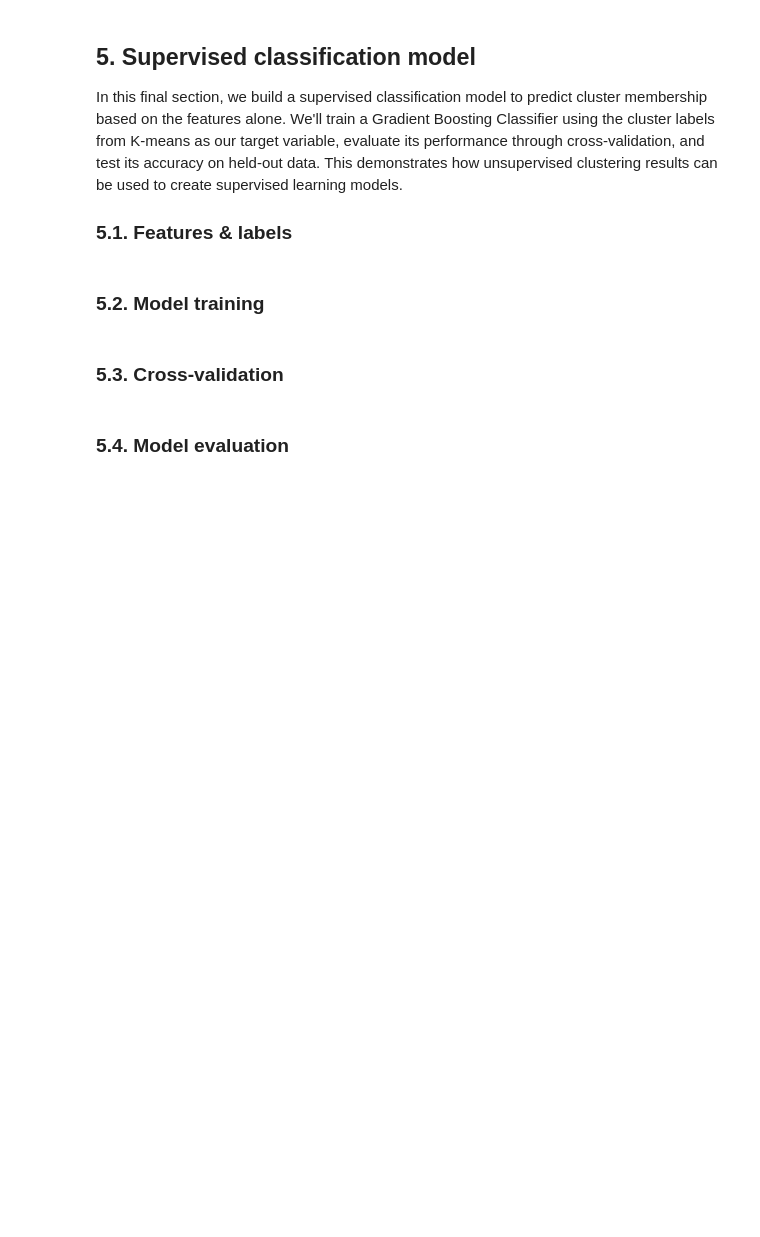
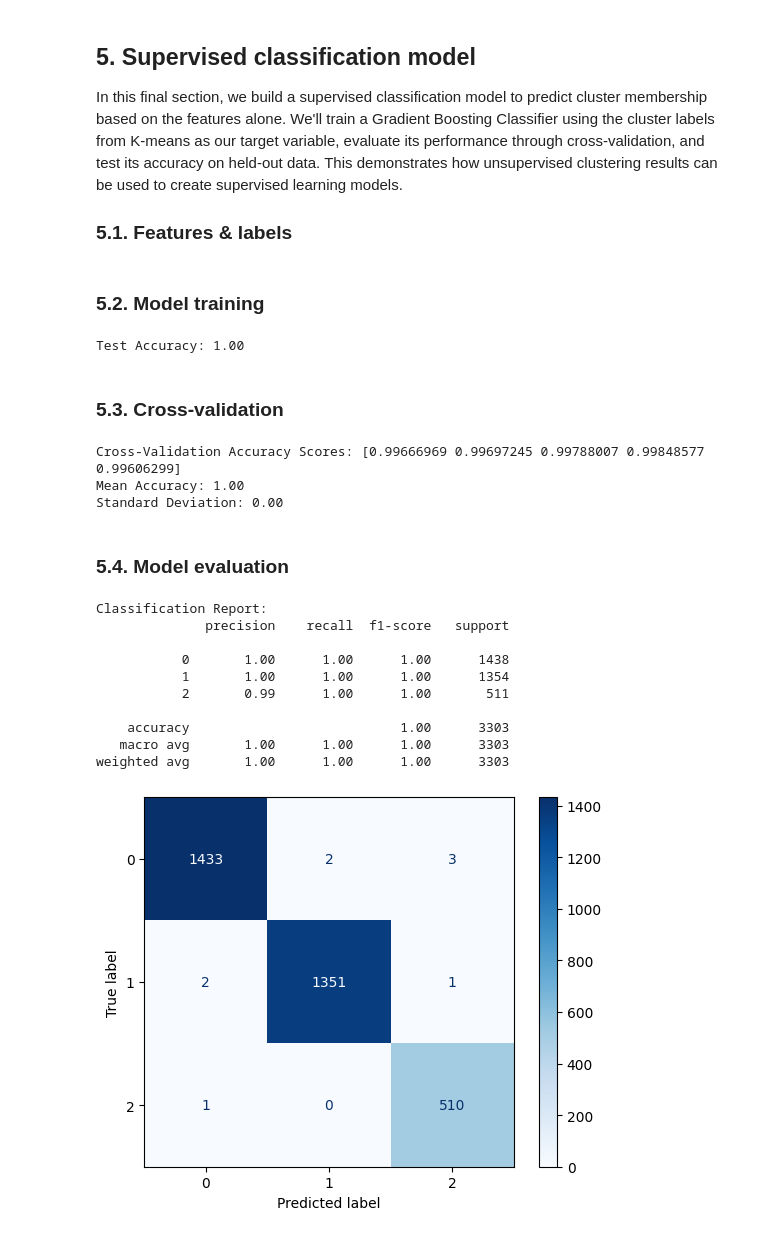
Before and after one commit to 4GeeksAcademy/Jack-Porter-k-means, a Jupyter notebook: notebooks/mvp.ipynb, the cells around one changed output. Cells and saved outputs as stored; diff of their text form; code cells hidden in the pictures; blank space fills up the shorter version.

```diff
--- a/notebooks/mvp.ipynb
+++ b/notebooks/mvp.ipynb
@@ -236,5 +235,6 @@ In this final section, we build a supervised classification model to predict clu
 ### 5.1. Features & labels
 # %%
 # Set up dataframes/list holding the features: MedInc, Latitude and Longitude and the 'label' - the cluster assigned by the KMeans model
+df = training_df_with_clusters.copy()
 # %% [markdown]
 ### 5.2. Model training
@@ -243,2 +241,28 @@ In this final section, we build a supervised classification model to predict clu
+# %%
+# Train a classification model to predict the cluster label
+
+# Define features and target
+X = df[['MedInc', 'Latitude', 'Longitude']]
+y = df['cluster']
+
+# Split the data into train and test sets
+X_train, X_test, y_train, y_test = train_test_split(
+    X, y, test_size=0.2, random_state=RANDOM_SEED
+)
+
+# Initialize the model
+gb_clf = GradientBoostingClassifier(random_state=RANDOM_SEED)
+
+# Train the model
+gb_clf.fit(X_train, y_train)
+
+# Predict on the test set
+y_pred = gb_clf.predict(X_test)
+
+# Evaluate accuracy
+acc = accuracy_score(y_test, y_pred)
+print(f"Test Accuracy: {acc:.2f}")
+# %% [output]
+Test Accuracy: 1.00
 # %% [markdown]
 ### 5.3. Cross-validation
@@ -247,2 +269,18 @@ In this final section, we build a supervised classification model to predict clu
+# %%
+# Cross validate the classification model
+
+from sklearn.model_selection import cross_val_score
+
+# Perform 5-fold cross-validation
+cv_scores = cross_val_score(gb_clf, X, y, cv=5)
+
+# Output results
+print(f"Cross-Validation Accuracy Scores: {cv_scores}")
+print(f"Mean Accuracy: {cv_scores.mean():.2f}")
+print(f"Standard Deviation: {cv_scores.std():.2f}")
+# %% [output]
+Cross-Validation Accuracy Scores: [0.99666969 0.99697245 0.99788007 0.99848577 0.99606299]
+Mean Accuracy: 1.00
+Standard Deviation: 0.00
 # %% [markdown]
 ### 5.4. Model evaluation
@@ -250,0 +287,27 @@ In this final section, we build a supervised classification model to predict clu
+# %%
+# Evaluate the classification model on the held-out test data
+from sklearn.metrics import confusion_matrix, ConfusionMatrixDisplay, classification_report
+
+# Predict the test set
+y_pred = gb_clf.predict(X_test)
+
+# Confusion matrix
+cm = confusion_matrix(y_test, y_pred)
+disp = ConfusionMatrixDisplay(confusion_matrix=cm, display_labels=gb_clf.classes_)
+disp.plot(cmap="Blues")
+
+# Optional: add classification report
+print("Classification Report:")
+print(classification_report(y_test, y_pred))
+# %% [output]
+Classification Report:
+              precision    recall  f1-score   support
+
+           0       1.00      1.00      1.00      1438
+           1       1.00      1.00      1.00      1354
+           2       0.99      1.00      1.00       511
+
+    accuracy                           1.00      3303
+   macro avg       1.00      1.00      1.00      3303
+weighted avg       1.00      1.00      1.00      3303
+[figure, added]
```
Also changed, not shown: parts of 4 cells of this notebook.
